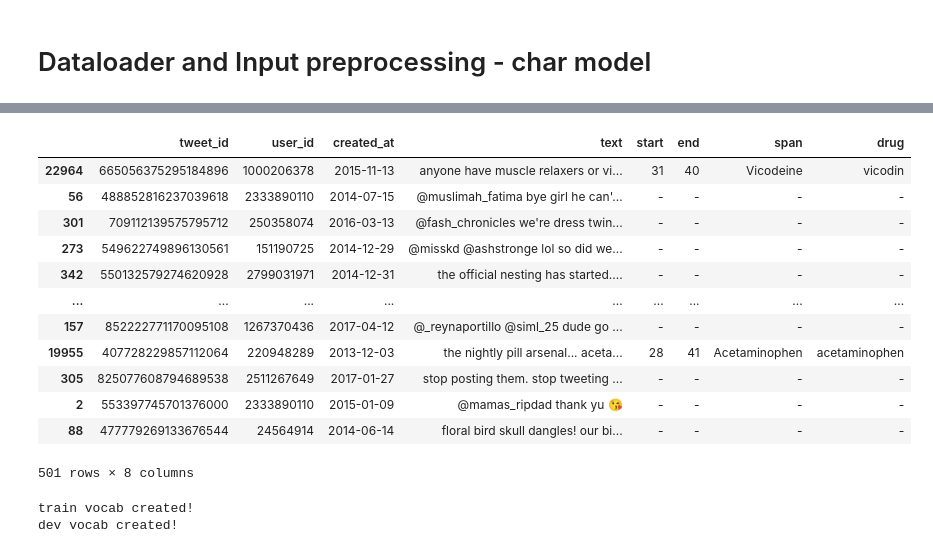
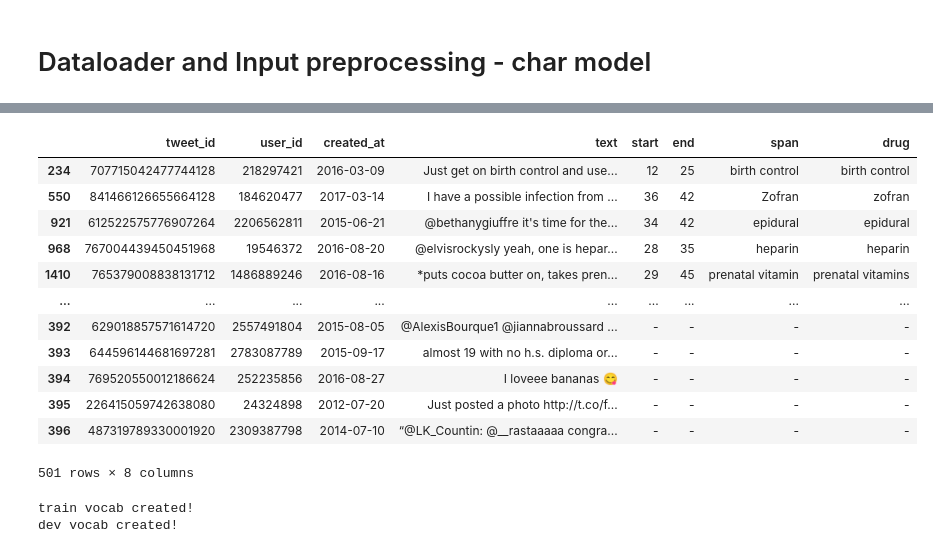
Before and after one commit to amansinha09/bio-challenge, a Jupyter notebook: notebooks/model.ipynb, the cells around one changed output, grey strips where cells are left out. Cells and saved outputs as stored; diff of their text form; code cells hidden in the pictures.

```diff
--- a/notebooks/model.ipynb
+++ b/notebooks/model.ipynb
@@ -144,25 +149,25 @@ dndf = dev_df.loc[dev_df['start'] == '-']
 # %%
 # traindf - subsampled tdf
 tdf = pd.concat([tpdf,tndf.iloc[:877]])
 tdf = tdf.sample(frac=1)
 # devdf - subsampled ddf
 ddf = pd.concat([dpdf,dndf.iloc[:396]])
-ddf = ddf.sample(frac=1)
+#ddf = ddf.sample(frac=1)
 
 ddf
 # %% [output]
 |  | tweet_id | user_id | created_at | text | start | end | span | drug |
-| 22964 | 665056375295184896 | 1000206378 | 2015-11-13 | anyone have muscle relaxers or vi... | 31 | 40 | Vicodeine | vicodin |
-| 56 | 488852816237039618 | 2333890110 | 2014-07-15 | @muslimah_fatima bye girl he can'... | - | - | - | - |
-| 301 | 709112139575795712 | 250358074 | 2016-03-13 | @fash_chronicles we're dress twin... | - | - | - | - |
-| 273 | 549622749896130561 | 151190725 | 2014-12-29 | @misskd @ashstronge lol so did we... | - | - | - | - |
-| 342 | 550132579274620928 | 2799031971 | 2014-12-31 | the official nesting has started.... | - | - | - | - |
+| 234 | 707715042477744128 | 218297421 | 2016-03-09 | Just get on birth control and use... | 12 | 25 | birth control | birth control |
+| 550 | 841466126655664128 | 184620477 | 2017-03-14 | I have a possible infection from ... | 36 | 42 | Zofran | zofran |
+| 921 | 612522575776907264 | 2206562811 | 2015-06-21 | @bethanygiuffre it's time for the... | 34 | 42 | epidural | epidural |
+| 968 | 767004439450451968 | 19546372 | 2016-08-20 | @elvisrockysly yeah, one is hepar... | 28 | 35 | heparin | heparin |
+| 1410 | 765379008838131712 | 1486889246 | 2016-08-16 | *puts cocoa butter on, takes pren... | 29 | 45 | prenatal vitamin | prenatal vitamins |
 | ... | ... | ... | ... | ... | ... | ... | ... | ... |
-| 157 | 852222771170095108 | 1267370436 | 2017-04-12 | @_reynaportillo @siml_25 dude go ... | - | - | - | - |
-| 19955 | 407728229857112064 | 220948289 | 2013-12-03 | the nightly pill arsenal... aceta... | 28 | 41 | Acetaminophen | acetaminophen |
-| 305 | 825077608794689538 | 2511267649 | 2017-01-27 | stop posting them. stop tweeting ... | - | - | - | - |
-| 2 | 553397745701376000 | 2333890110 | 2015-01-09 | @mamas_ripdad thank yu 😘 | - | - | - | - |
-| 88 | 477779269133676544 | 24564914 | 2014-06-14 | floral bird skull dangles! our bi... | - | - | - | - |
+| 392 | 629018857571614720 | 2557491804 | 2015-08-05 | @AlexisBourque1 @jiannabroussard ... | - | - | - | - |
+| 393 | 644596144681697281 | 2783087789 | 2015-09-17 | almost 19 with no h.s. diploma or... | - | - | - | - |
+| 394 | 769520550012186624 | 252235856 | 2016-08-27 | I loveee bananas 😋 | - | - | - | - |
+| 395 | 226415059742638080 | 24324898 | 2012-07-20 | Just posted a photo http://t.co/f... | - | - | - | - |
+| 396 | 487319789330001920 | 2309387798 | 2014-07-10 | “@LK_Countin: @__rastaaaaa congra... | - | - | - | - |
 501 rows × 8 columns
 # %%
 class biodata(Dataset):
```
Also changed, not shown: parts of 10 cells of this notebook, 8 other files.
